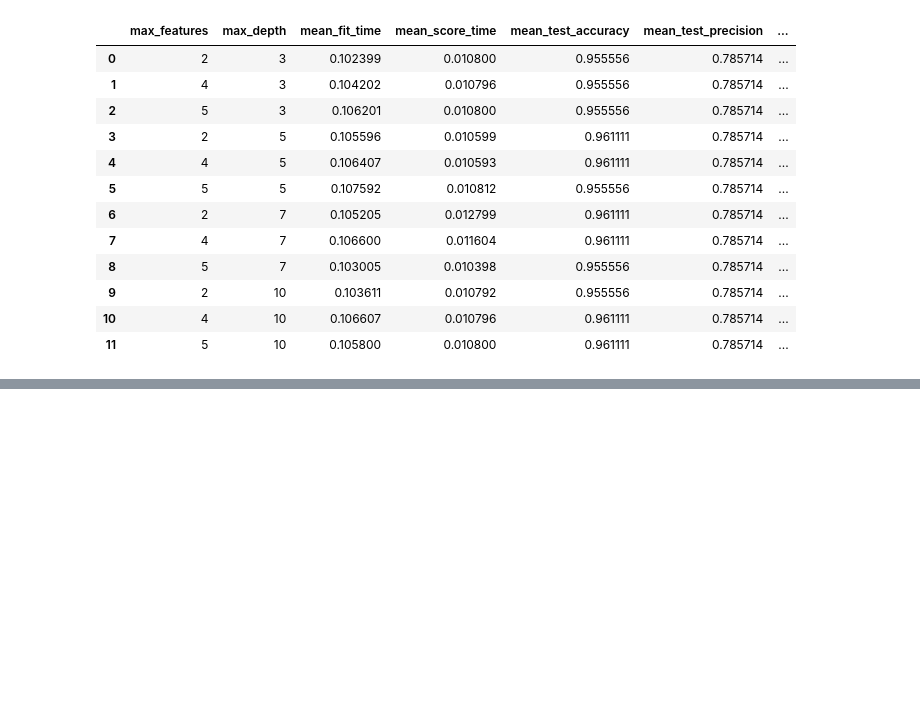
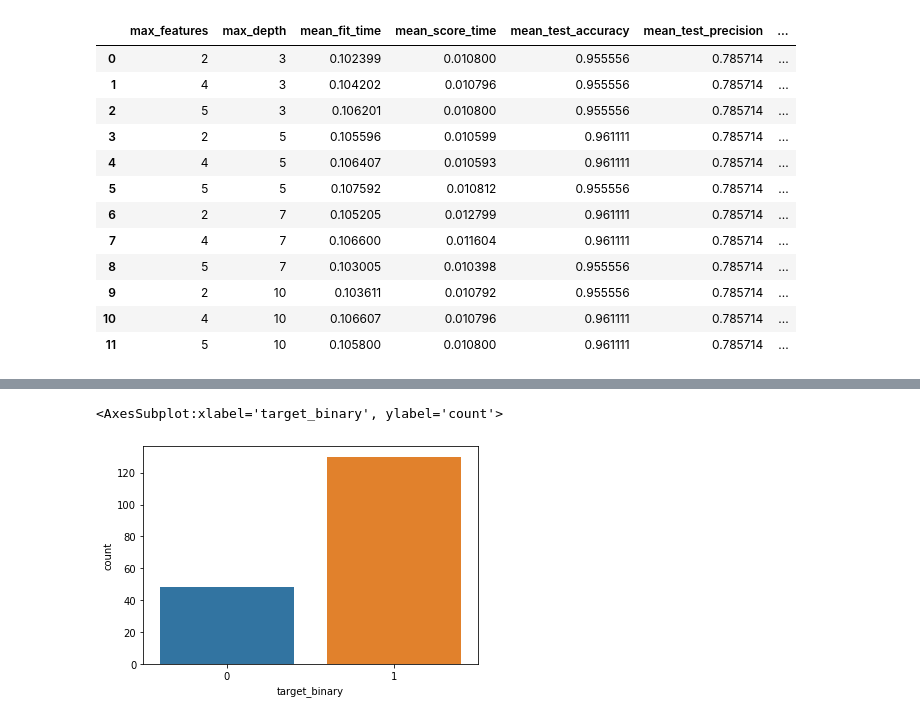
Before and after one commit to honghanhh/mci_python_36a1_l2, a Jupyter notebook: Lectures/lecture_05/thuynm_lecture_06_inclass_p36a10l2.ipynb, the cells around one changed output, grey strips where cells are left out. Cells and saved outputs as stored; diff of their text form; code cells hidden in the pictures; blank space fills up the shorter version.

```diff
--- a/Lectures/lecture_05/thuynm_lecture_06_inclass_p36a10l2.ipynb
+++ b/Lectures/lecture_05/thuynm_lecture_06_inclass_p36a10l2.ipynb
@@ -398,0 +428,3 @@ gs_result_df[['max_features', 'max_depth', *mean_cols, *rank_cols]]
+# %%
+df['target_binary']=df['target'].lt(2).astype(int)
+df.head(5)
@@ -398,0 +442,5 @@ gs_result_df[['max_features', 'max_depth', *mean_cols, *rank_cols]]
+# %%
+sns.countplot(x=df['target_binary'])
+# %% [output]
+<AxesSubplot:xlabel='target_binary', ylabel='count'>
+[figure, added]
```
Also changed, not shown: parts of 28 cells of this notebook.
